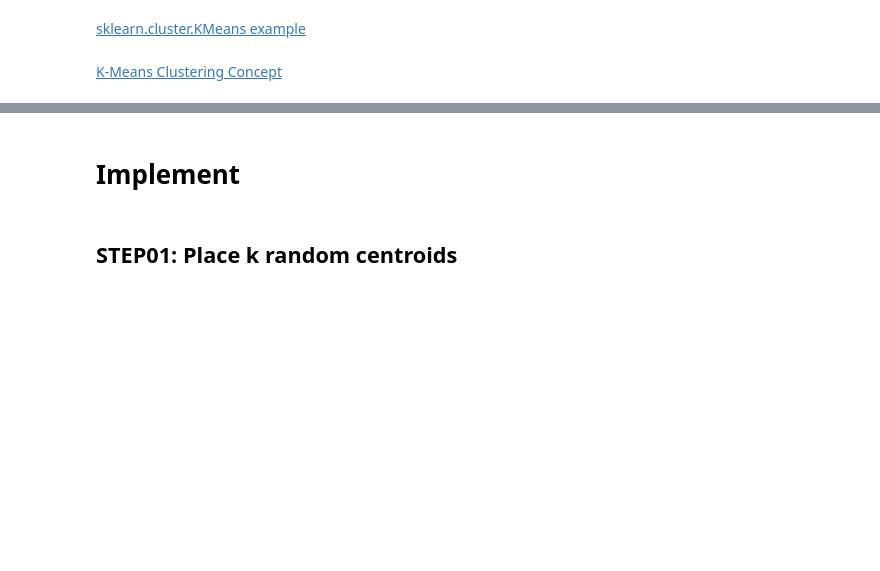
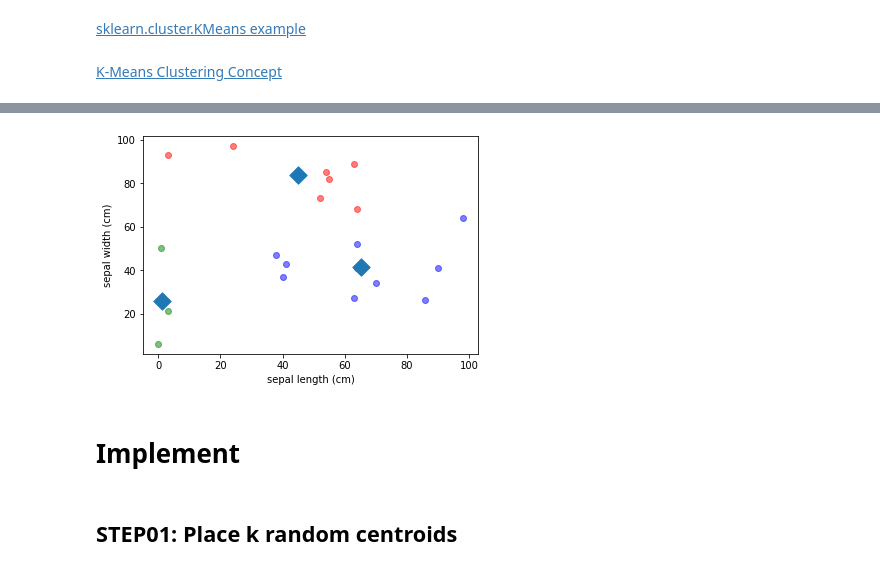
Before and after one commit to zzerross/algorithm, a Jupyter notebook: clustering/kmeans/python/KMeans.ipynb, the cells around one changed output, grey strips where cells are left out. Saved outputs shown, nothing was run; the diff lists cells and outputs as text; code cells hidden in the pictures; blank space fills up the shorter version.

```diff
--- a/clustering/kmeans/python/KMeans.ipynb
+++ b/clustering/kmeans/python/KMeans.ipynb
@@ -71,3 +63,9 @@ The is_first_col function was deprecated in Matplotlib 3.4 and will be removed t
+# %%
+from eunsukimme.kmeans import eunsukimme_kmeans
+
+eunsukimme_kmeans(df.values, centroids_n)
+# %% [output]
+[figure, added]
 # %% [markdown]
 # Implement
 # %% [markdown]
```
Also changed, not shown: parts of 20 cells of this notebook, 3 other files.
